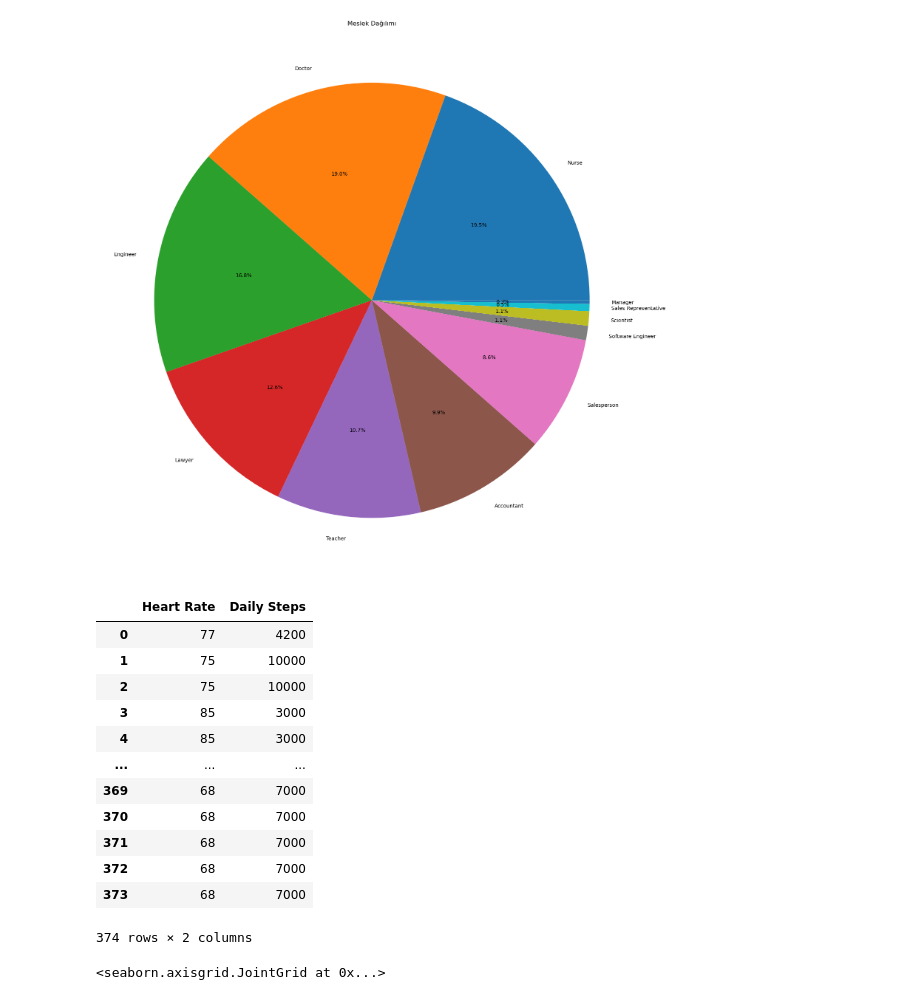
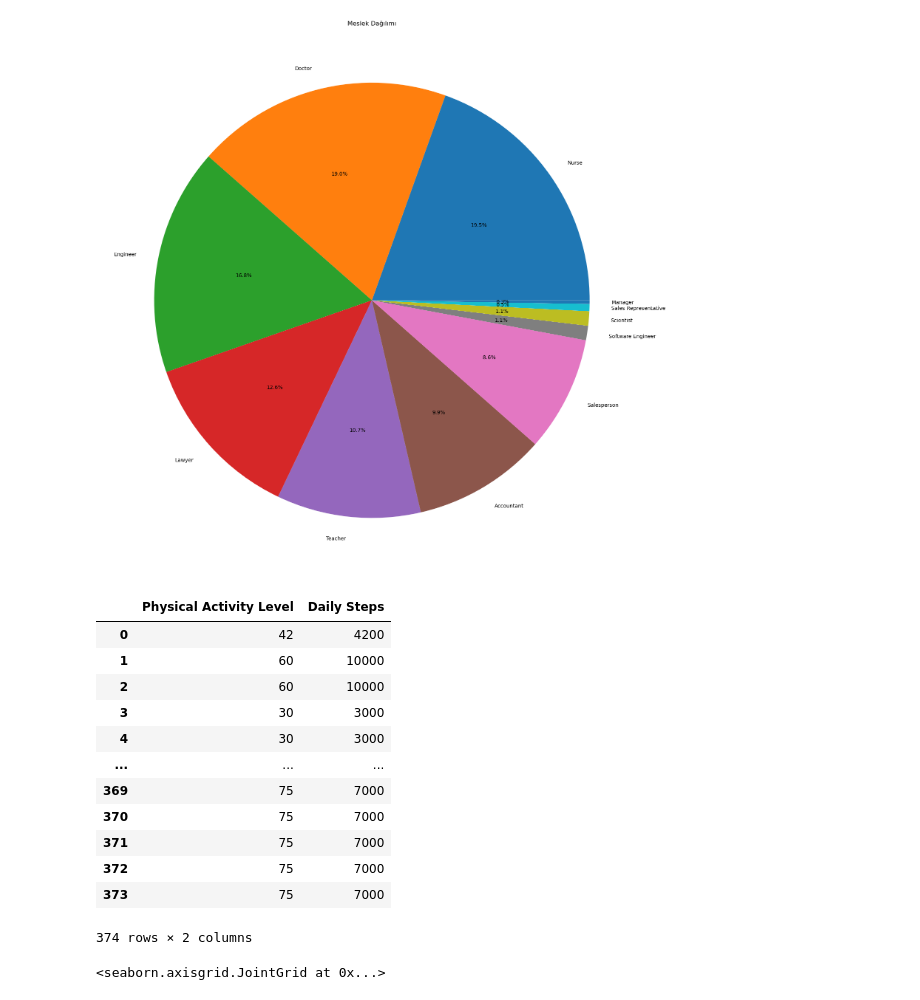
Before and after one commit to melsagin/datasciencetemp, a Jupyter notebook: execise/3-exercise_solution.ipynb, the cells around one changed output. Cells and saved outputs as stored; diff of their text form; code cells hidden in the pictures.

```diff
--- a/execise/3-exercise_solution.ipynb
+++ b/execise/3-exercise_solution.ipynb
@@ -480,20 +477,20 @@ plt.show()
 # %% [output]
 [figure]
 # %%
-sleep[['Heart Rate','Daily Steps']]
+sleep[['Physical Activity Level','Daily Steps']]
 # %% [output]
-|  | Heart Rate | Daily Steps |
-| 0 | 77 | 4200 |
-| 1 | 75 | 10000 |
-| 2 | 75 | 10000 |
-| 3 | 85 | 3000 |
-| 4 | 85 | 3000 |
+|  | Physical Activity Level | Daily Steps |
+| 0 | 42 | 4200 |
+| 1 | 60 | 10000 |
+| 2 | 60 | 10000 |
+| 3 | 30 | 3000 |
+| 4 | 30 | 3000 |
 | ... | ... | ... |
-| 369 | 68 | 7000 |
-| 370 | 68 | 7000 |
-| 371 | 68 | 7000 |
-| 372 | 68 | 7000 |
-| 373 | 68 | 7000 |
+| 369 | 75 | 7000 |
+| 370 | 75 | 7000 |
+| 371 | 75 | 7000 |
+| 372 | 75 | 7000 |
+| 373 | 75 | 7000 |
 374 rows × 2 columns
 # %%
 sns.jointplot(x='Physical Activity Level', y='Daily Steps', data = sleep, kind='reg', color='green')
```
Also changed, not shown: parts of 6 cells of this notebook.
